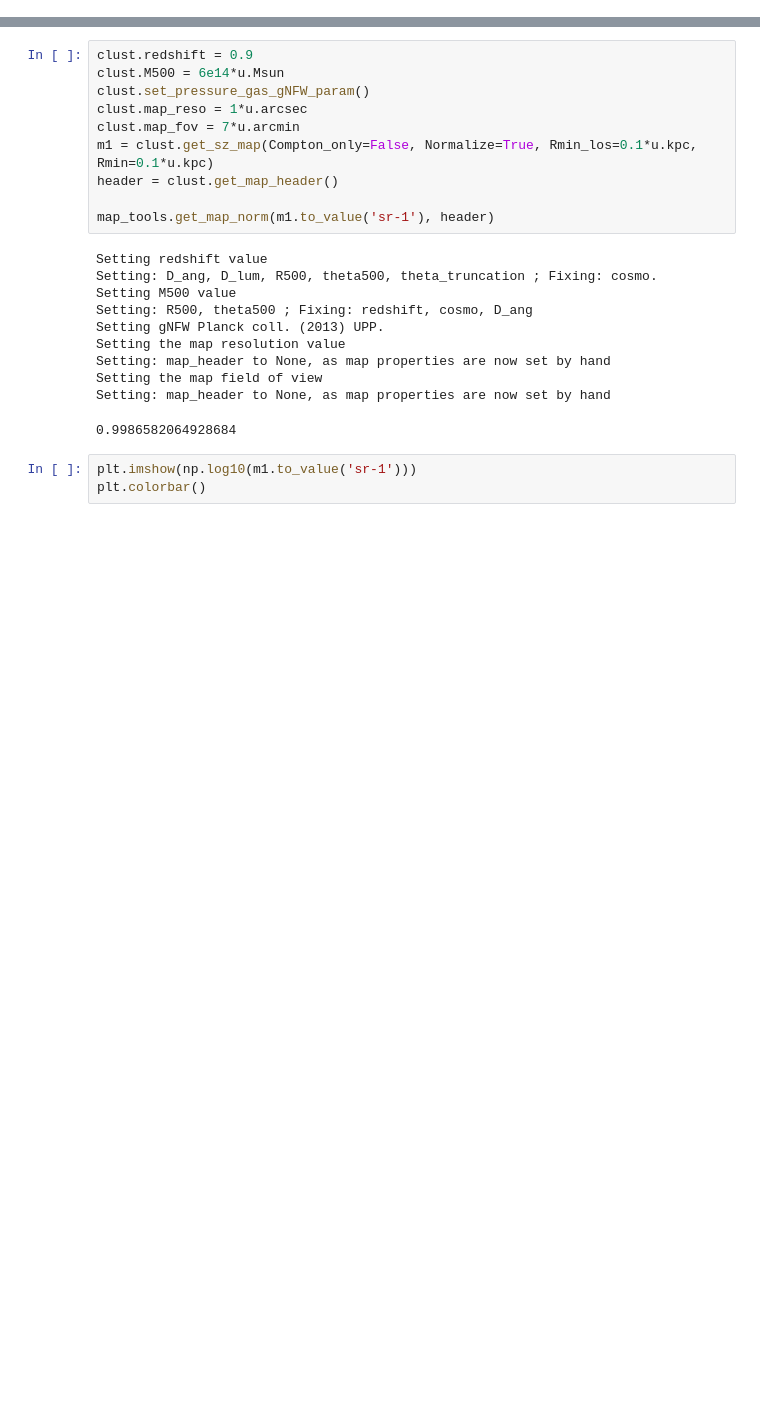
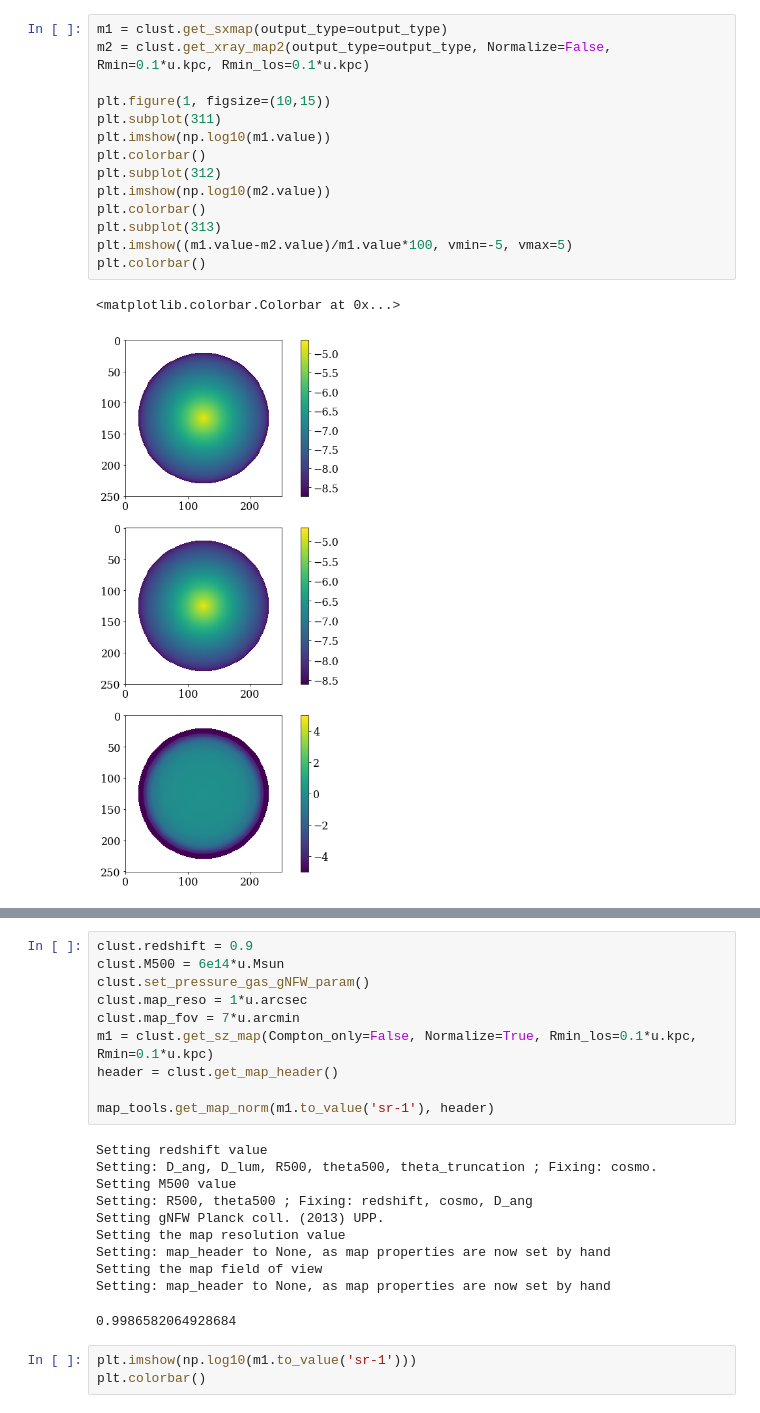
Before and after one commit to renlliang3/ClusterModel, a Jupyter notebook: notebook/model_dev_parameters.ipynb, the cells around one changed output, grey strips where cells are left out. Cells and saved outputs as stored; diff of their text form; blank space fills up the shorter version.

```diff
--- a/notebook/model_dev_parameters.ipynb
+++ b/notebook/model_dev_parameters.ipynb
@@ -59,0 +113,17 @@ Setting number of point per decade (for integration) value
+# %%
+m1 = clust.get_sxmap(output_type=output_type)
+m2 = clust.get_xray_map2(output_type=output_type, Normalize=False, Rmin=0.1*u.kpc, Rmin_los=0.1*u.kpc)
+
+plt.figure(1, figsize=(10,15))
+plt.subplot(311)
+plt.imshow(np.log10(m1.value))
+plt.colorbar()
+plt.subplot(312)
+plt.imshow(np.log10(m2.value))
+plt.colorbar()
+plt.subplot(313)
+plt.imshow((m1.value-m2.value)/m1.value*100, vmin=-5, vmax=5)
+plt.colorbar()
+# %% [output]
+<matplotlib.colorbar.Colorbar at 0x...>
+[figure, added]
```
Also changed, not shown: parts of 7 cells of this notebook, 6 other files.
